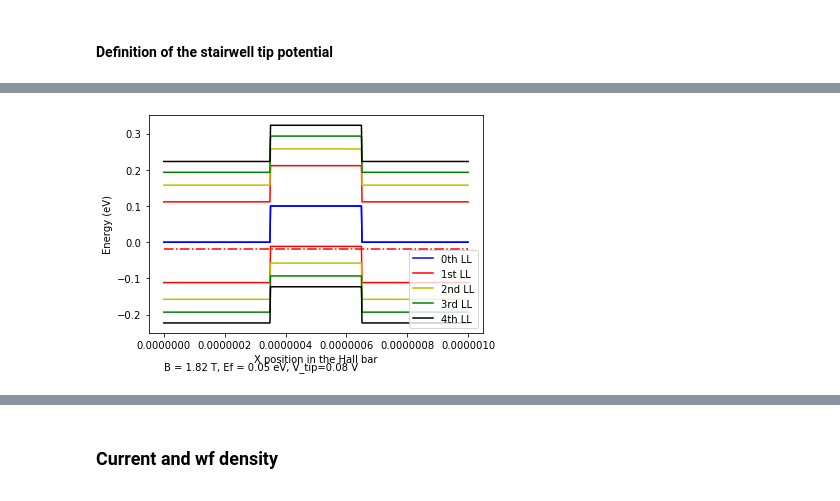
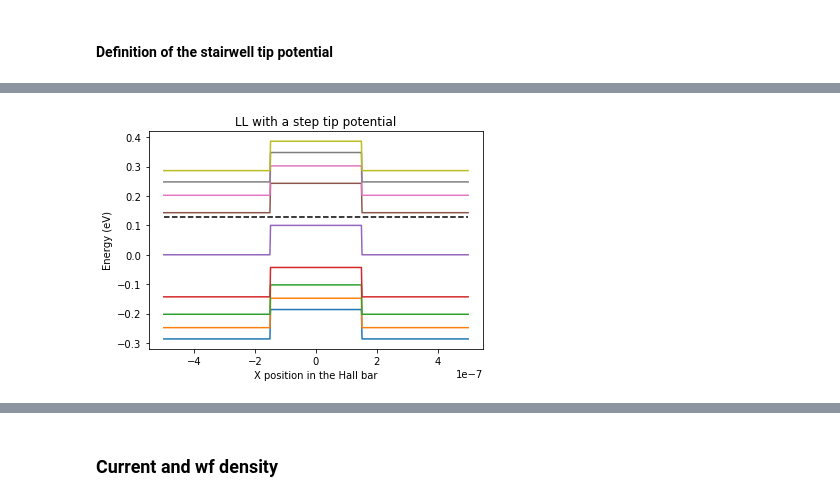
Before and after one commit to saviapicella/nanoelectronics-project, a Jupyter notebook: Graphene quantum Hall effect.ipynb, the cells around one changed output, grey strips where cells are left out. Drawn from its saved outputs; the diff is of its cells as text; code cells hidden in the pictures.

```diff
--- a/Graphene quantum Hall effect.ipynb
+++ b/Graphene quantum Hall effect.ipynb
@@ -15,10 +12,10 @@ from matplotlib import pyplot as plt
 # %%
 h = 6.626069e-34  # Planck constant (Js)
-h_reduced=h/(2*np.pi)                            ##With h_reduced oom larger and Bmax=30, it works perfectly
-## Scaling factor of 10 required --> h_reduced normal, Bmax=3
+h_bar =h/(2*np.pi) # With h_bar oom larger and Bmax=30, it works perfectly
+
+# Scaling factor of 10 required --> h_bar normal, Bmax=3
+
 e = 1.602e-19      # electron charge (C)
 c = 299792458       # Light celerity (m/s)
 kB = 1.3806503e-23  # Boltzmann constant (kg m2/Ks2)
 m_e = 9.1e-31       # electron mass (kg)
-
-print(h_reduced)
@@ -354,74 +299,30 @@ Text(0, 0.5, 'Tip potential')
 # %%
+ll_step_matrix = np.zeros((2 * ll_num - 1, N))
+ll_stair_matrix = np.zeros((2 * ll_num - 1, N))
 
+for x_idx, x_pos in enumerate(x_positions):
+    ll_step_matrix[:, x_idx] = lls[:] - one_step_potential(x_pos, 0)
+    ll_stair_matrix[:, x_idx] = lls[:] - two_steps_potential(x_pos, 0)
 
 plt.figure()
-d=np.linspace(0,L,N)
+for ll_row in ll_step_matrix:
 
-print('Vg = ',Vg)
+    plt.plot(x_positions, ll_row)
 
-LL_pot_plus = np.zeros(num_LL)
-LL_pot_minus = np.zeros(num_LL)
-En_plot_plus= np.zeros(num_LL)
-En_plot_minus = np.zeros(num_LL)
-
-for n in range(num_LL):
-
-    """
-    Change the definition of En to calculate the Landau levels energy as a function of
-    the magnetic field Bfield and the Landau level label n
-
-    """
-
-
-
-    En_plus = 3*t*a*np.sqrt(e/(2*h_reduced))*np.sqrt(n*Bfield) # to be completed
-    En_minus = -3*t*a*np.sqrt(e/(2*h_reduced))*np.sqrt(n*Bfield)
-
-    LL_pot_plus[n]=En_plus-Vg
-    LL_pot_minus[n]=En_minus-Vg
-    En_plot_plus[n]=LL_pot_plus[n] + Vg
-    En_plot_minus[n]=LL_pot_minus[n] + Vg
-
-    En_plus_pot=np.zeros(N)
-    En_minus_pot=np.zeros(N)
-
-    print('n', n,  'LL + pot =', LL_pot_plus[n])
-    print('n', -n, 'LL + pot =', LL_pot_minus[n])
-
-    for i,X in enumerate(d):
-        En_plus_pot[i] = En_plus
-        En_minus_pot[i] = En_minus
-        if (X > (L-l_pot)/2  and X< (L+l_pot)/2 ):
-            En_plus_pot[i] = En_plus - Vg;
-            En_minus_pot[i] = En_minus - Vg;
-
-    if (n==0):
-        plt.plot(d,En_plus_pot,'b', label = "0th LL")
-        plt.plot(d,En_minus_pot,'b')
-    elif (n==1):
-        plt.plot(d,En_plus_pot,'r', label = "1st LL")
-        plt.plot(d,En_minus_pot,'r')
-    elif (n==2):
-        plt.plot(d,En_plus_pot,'y', label = "2nd LL")
-        plt.plot(d,En_minus_pot,'y')
-    elif (n==3):
-        plt.plot(d,En_plus_pot,'g', label = "3rd LL")
-        plt.plot(d,En_minus_pot,'g')
-    elif (n==4):
-        plt.plot(d,En_plus_pot,'k', label = "4th LL")
-        plt.plot(d,En_minus_pot,'k')
-
-
-
-print ('Fermi Energy =',Ef)
-
-plt.plot(d, Ef*np.ones(N), 'r-.') # to plot the Fermi energy (in red)
-
+plt.hlines(Ef, -L/2, L/2, colors='k', linestyles="dashed", label='Fermi level')
 plt.xlabel('X position in the Hall bar')
 plt.ylabel('Energy (eV)')
+plt.title('LL with a step tip potential')
 
-plt.text(0, -0.35, "B = 1.82 T, Ef = 0.05 eV, V_tip=0.08 V")
+plt.figure()
+for ll_row in ll_stair_matrix:
 
-plt.legend(loc ="lower right")
+    plt.plot(x_positions, ll_row)
+
+plt.hlines(Ef, -L/2, L/2, colors='k', linestyles="dashed", label='Fermi level')
+plt.xlabel('X position in the Hall bar')
+plt.ylabel('Energy (eV)')
+plt.title('LL with a stair tip potential')
+
 plt.show()
 # %% [output]
@@ -440 +329 @@ Fermi Energy = -0.02
-[figure, old version]
+[figure, new version]
```
Also changed, not shown: parts of 62 cells of this notebook, 1 other file.
